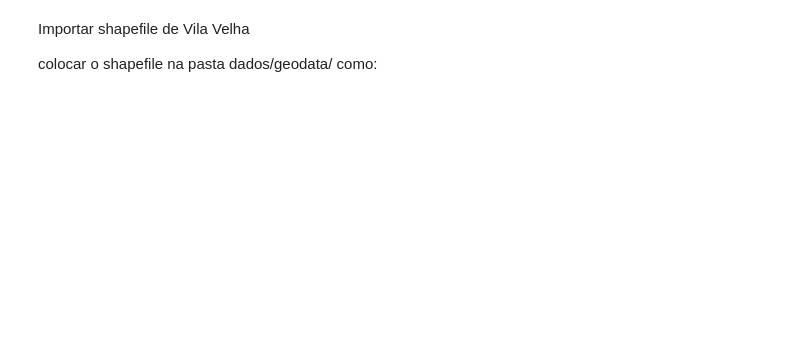
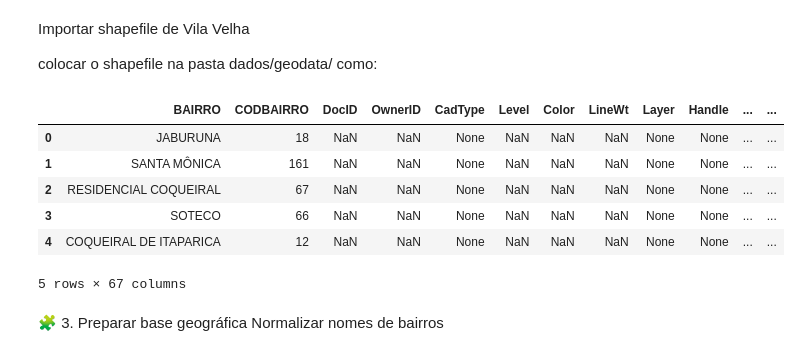
Before and after one commit to JohnDiognes/analise-perfil-eleitor-vila-velha, a Jupyter notebook: notebooks/03_Análise_Geográfica.ipynb, the cells around one changed output. Saved outputs shown, nothing was run; the diff lists cells and outputs as text; code cells hidden in the pictures; blank space fills up the shorter version.

```diff
--- a/notebooks/03_Análise_Geográfica.ipynb
+++ b/notebooks/03_Análise_Geográfica.ipynb
@@ -52,10 +115,16 @@ Importar shapefile de Vila Velha
 
 colocar o shapefile na pasta dados/geodata/ como:
 # %%
-#bairros_vila_velha.shp
-#bairros_vila_velha.dbf
-#bairros_vila_velha.shx
-#bairros_vila_velha.prj
-
-mapa = gpd.read_file("../dados/geodata/bairros_vila_velha.shp")
+mapa = gpd.read_file(f"{repo_nome}/dados/geodata/bairros_vila_velha.shp")
 mapa.head()
+# %% [output]
+|  | BAIRRO | CODBAIRRO | DocID | OwnerID | CadType | Level | Color | LineWt | Layer | Handle | ... | ... |
+| 0 | JABURUNA | 18 | NaN | NaN | None | NaN | NaN | NaN | None | None | ... | ... |
+| 1 | SANTA MÔNICA | 161 | NaN | NaN | None | NaN | NaN | NaN | None | None | ... | ... |
+| 2 | RESIDENCIAL COQUEIRAL | 67 | NaN | NaN | None | NaN | NaN | NaN | None | None | ... | ... |
+| 3 | SOTECO | 66 | NaN | NaN | None | NaN | NaN | NaN | None | None | ... | ... |
+| 4 | COQUEIRAL DE ITAPARICA | 12 | NaN | NaN | None | NaN | NaN | NaN | None | None | ... | ... |
+5 rows × 67 columns
+# %% [markdown]
+🧩 3. Preparar base geográfica
+Normalizar nomes de bairros
```
Also changed, not shown: parts of 28 cells of this notebook.
